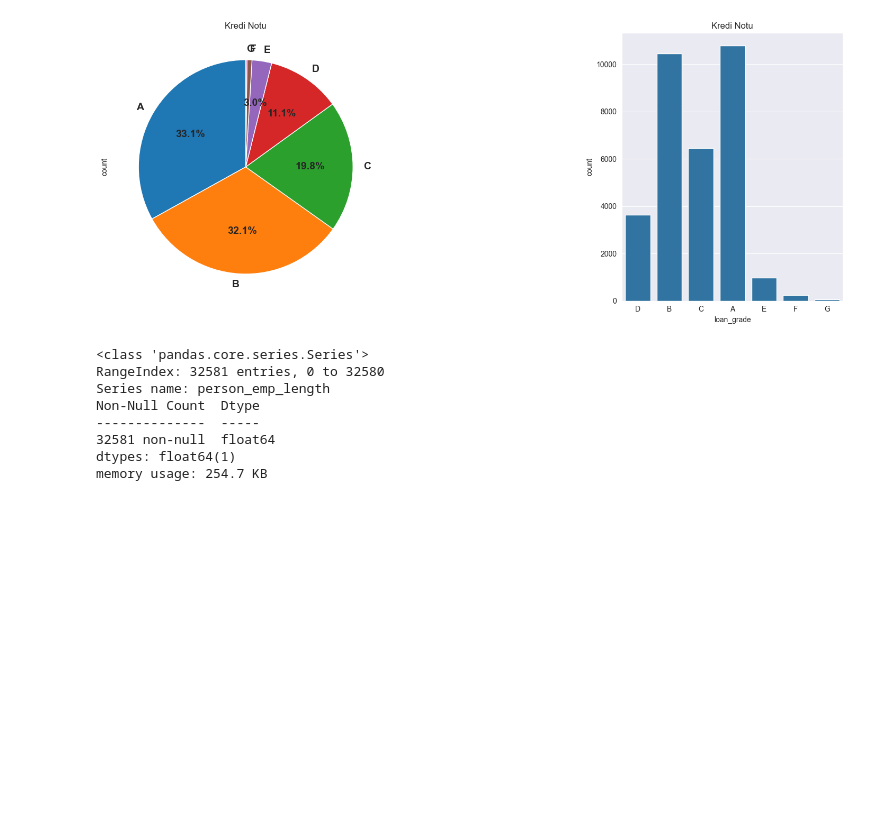
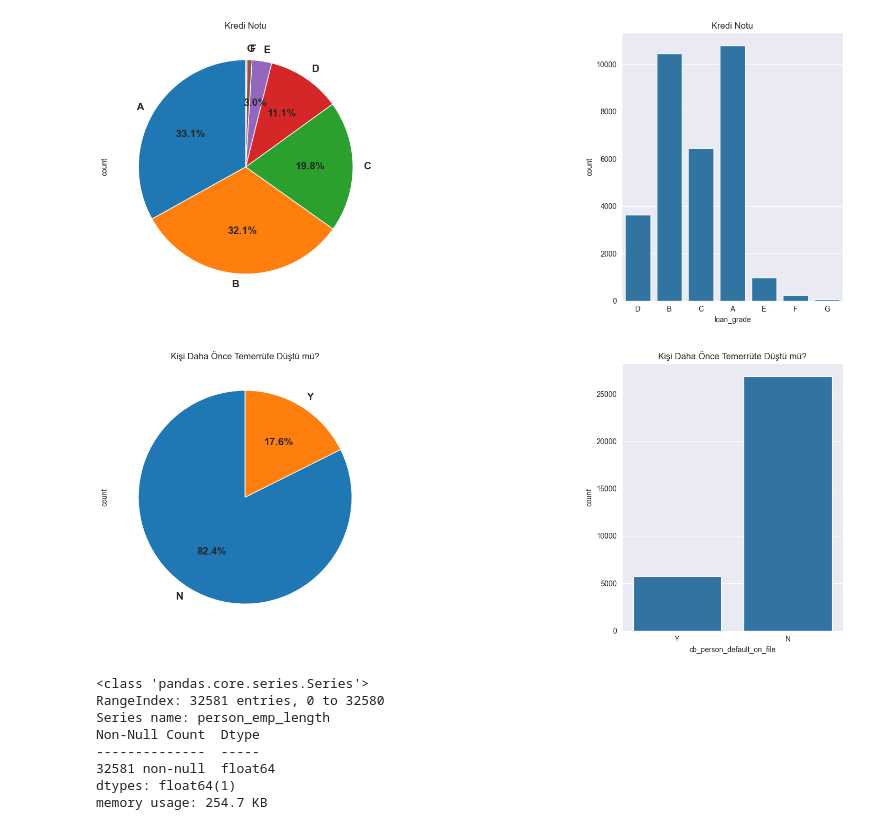
Before and after one commit to ege-eker/Credit-Score-Predict, a Jupyter notebook: loan.ipynb, the cells around one changed output. Cells and saved outputs as stored; diff of their text form; code cells hidden in the pictures; blank space fills up the shorter version.

```diff
--- a/loan.ipynb
+++ b/loan.ipynb
@@ -92,4 +103,20 @@ plt.tight_layout()
 plt.show()
 # %% [output]
 [figure]
+# %%
+#Kredi Notu Grafikleri
+fig, axes = plt.subplots(1, 2, figsize=(22, 6), width_ratios=[5,1])
+# Pie Chart
+df['cb_person_default_on_file'].value_counts().plot.pie(ax=axes[0], autopct=lambda p: '{:.1f}%'.format(p) if p >= 2 else '', startangle=90,textprops={'fontsize': 14, 'fontweight': 'bold'})
+axes[0].set_title('Kişi Daha Önce Temerrüte Düştü mü?')
+
+# Countplot
+sns.countplot(x='cb_person_default_on_file', data=df, ax=axes[1])
+axes[1].set_title('Kişi Daha Önce Temerrüte Düştü mü?')
+
+# Grafiklerin gösterilmesi
+plt.tight_layout()
+plt.show()
+# %% [output]
+[figure, added]
 # %%
```
Also changed, not shown: parts of 5 cells of this notebook.
